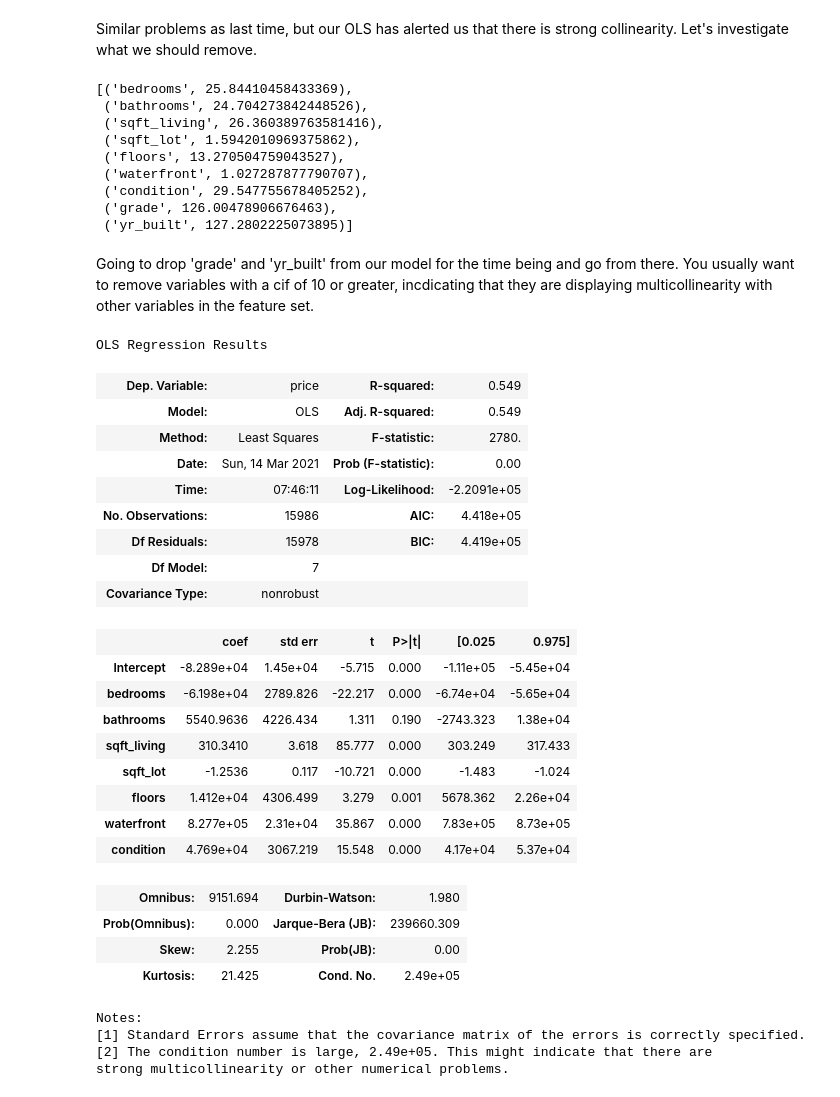
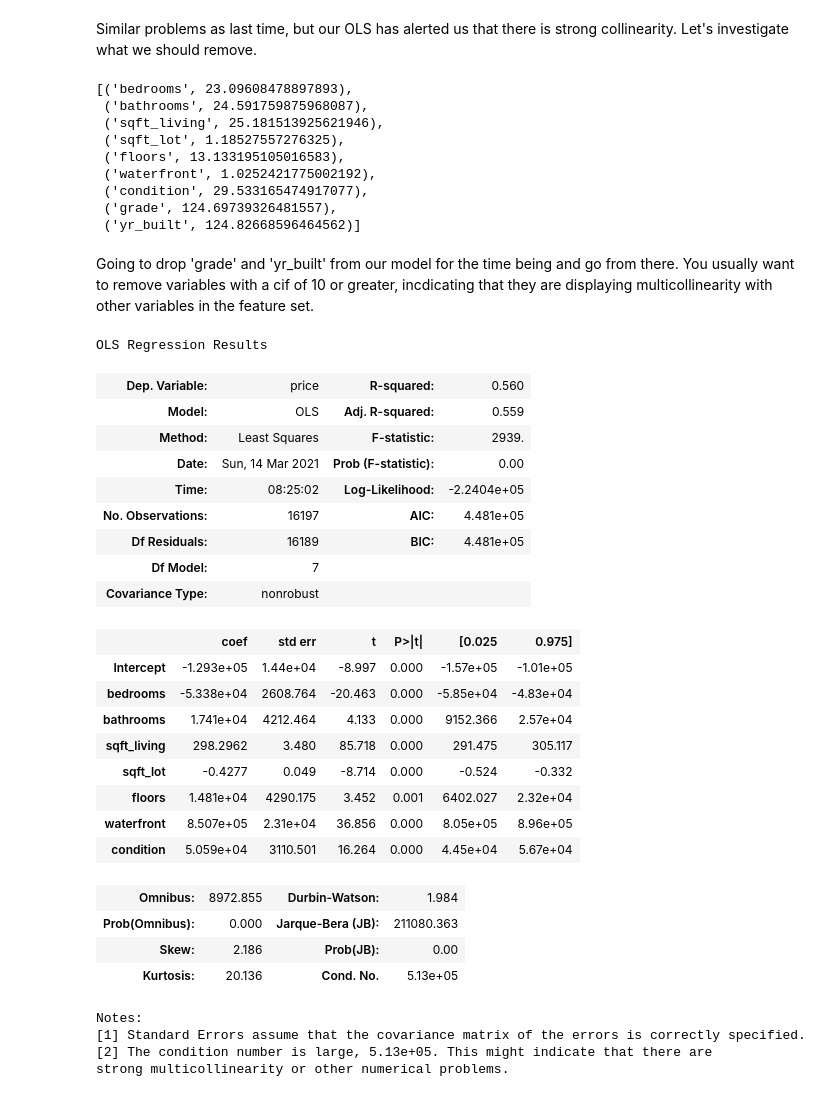
Before and after one commit to ewehmueller/housing-analysis, a Jupyter notebook: kc_housing.ipynb, the cells around one changed output. Saved outputs shown, nothing was run; the diff lists cells and outputs as text; code cells hidden in the pictures.

```diff
--- a/kc_housing.ipynb
+++ b/kc_housing.ipynb
@@ -385,13 +382,14 @@ I will also be filtering out all houses with more than 6 bedrooms, removing less
 # %%
 orig_tot = len(df_col_drops)
-df_col_drops = df_col_drops[df_col_drops.sqft_lot < 200000] # Subsetting to remove extreme outliers
-print('Percent removed:', (orig_tot -len(df_col_drops))/orig_tot)
+df_outlier_filter = df_col_drops.copy()
+df_outlier_filters = df_outlier_filter[df_outlier_filter.sqft_lot < 100000] # Subsetting to remove extreme outliers
+print('Percent removed:', (orig_tot -len(df_outlier_filters))/orig_tot)
 
-df_col_drops = df_col_drops[df_col_drops.bedrooms < 8] # Subsetting to remove extreme outliers
-print('Percent removed:', (orig_tot -len(df_col_drops))/orig_tot)
+df_outlier_filters = df_outlier_filters[df_outlier_filters.bedrooms < 6] # Subsetting to remove extreme outliers
+print('Percent removed:', (orig_tot -len(df_outlier_filters))/orig_tot)
 
 # df.list_price = df.list_price.map(np.log) # Applying a log transformation
-train2, test2 = train_test_split(df_col_drops)
+train2, test2 = train_test_split(df_outlier_filters)
 
 # Refit model with subset features
 predictors = '+'.join(x_cols)
@@ -447,53 +445,53 @@ X = df_col_drops[x_cols]
 vif = [variance_inflation_factor(X.values, i) for i in range(X.shape[1])]
 list(zip(x_cols, vif))
 # %% [output]
-[('bedrooms', 25.84410458433369),
- ('bathrooms', 24.704273842448526),
- ('sqft_living', 26.360389763581416),
- ('sqft_lot', 1.5942010969375862),
- ('floors', 13.270504759043527),
- ('waterfront', 1.027287877790707),
- ('condition', 29.547755678405252),
- ('grade', 126.00478906676463),
- ('yr_built', 127.2802225073895)]
+[('bedrooms', 23.09608478897893),
+ ('bathrooms', 24.591759875968087),
+ ('sqft_living', 25.181513925621946),
+ ('sqft_lot', 1.18527557276325),
+ ('floors', 13.133195105016583),
+ ('waterfront', 1.0252421775002192),
+ ('condition', 29.533165474917077),
+ ('grade', 124.69739326481557),
+ ('yr_built', 124.82668596464562)]
 # %% [markdown]
 Going to drop 'grade' and 'yr_built' from our model for the time being and go from there. You usually want to remove variables with a cif of 10 or greater, incdicating that they are displaying multicollinearity with other variables in the feature set.
 # %%
-train2a, test2a = train_test_split(df_col_drops)
+train2a, test2a = train_test_split(df_outlier_filter)
 
 outcome = 'price'
 x_cols = ['bedrooms','bathrooms','sqft_living','sqft_lot', 'floors','waterfront','condition']
 predictors = '+'.join(x_cols)
 formula = outcome + '~' + predictors
 model2a = ols(formula=formula, data=train2a).fit()
 model2a.summary()
 # %% [output]
 OLS Regression Results
-| Dep. Variable: | price | R-squared: | 0.549 |
-| Model: | OLS | Adj. R-squared: | 0.549 |
-| Method: | Least Squares | F-statistic: | 2780. |
+| Dep. Variable: | price | R-squared: | 0.560 |
+| Model: | OLS | Adj. R-squared: | 0.559 |
+| Method: | Least Squares | F-statistic: | 2939. |
 | Date: | Sun, 14 Mar 2021 | Prob (F-statistic): | 0.00 |
-| Time: | 07:46:11 | Log-Likelihood: | -2.2091e+05 |
-| No. Observations: | 15986 | AIC: | 4.418e+05 |
-| Df Residuals: | 15978 | BIC: | 4.419e+05 |
+| Time: | 08:25:02 | Log-Likelihood: | -2.2404e+05 |
+| No. Observations: | 16197 | AIC: | 4.481e+05 |
+| Df Residuals: | 16189 | BIC: | 4.481e+05 |
 | Df Model: | 7 |  |  |
 | Covariance Type: | nonrobust |  |  |
 |  | coef | std err | t | P>|t| | [0.025 | 0.975] |
-| Intercept | -8.289e+04 | 1.45e+04 | -5.715 | 0.000 | -1.11e+05 | -5.45e+04 |
-| bedrooms | -6.198e+04 | 2789.826 | -22.217 | 0.000 | -6.74e+04 | -5.65e+04 |
-| bathrooms | 5540.9636 | 4226.434 | 1.311 | 0.190 | -2743.323 | 1.38e+04 |
-| sqft_living | 310.3410 | 3.618 | 85.777 | 0.000 | 303.249 | 317.433 |
-| sqft_lot | -1.2536 | 0.117 | -10.721 | 0.000 | -1.483 | -1.024 |
-| floors | 1.412e+04 | 4306.499 | 3.279 | 0.001 | 5678.362 | 2.26e+04 |
-| waterfront | 8.277e+05 | 2.31e+04 | 35.867 | 0.000 | 7.83e+05 | 8.73e+05 |
-| condition | 4.769e+04 | 3067.219 | 15.548 | 0.000 | 4.17e+04 | 5.37e+04 |
+| Intercept | -1.293e+05 | 1.44e+04 | -8.997 | 0.000 | -1.57e+05 | -1.01e+05 |
+| bedrooms | -5.338e+04 | 2608.764 | -20.463 | 0.000 | -5.85e+04 | -4.83e+04 |
+| bathrooms | 1.741e+04 | 4212.464 | 4.133 | 0.000 | 9152.366 | 2.57e+04 |
+| sqft_living | 298.2962 | 3.480 | 85.718 | 0.000 | 291.475 | 305.117 |
+| sqft_lot | -0.4277 | 0.049 | -8.714 | 0.000 | -0.524 | -0.332 |
+| floors | 1.481e+04 | 4290.175 | 3.452 | 0.001 | 6402.027 | 2.32e+04 |
+| waterfront | 8.507e+05 | 2.31e+04 | 36.856 | 0.000 | 8.05e+05 | 8.96e+05 |
+| condition | 5.059e+04 | 3110.501 | 16.264 | 0.000 | 4.45e+04 | 5.67e+04 |
-| Omnibus: | 9151.694 | Durbin-Watson: | 1.980 |
-| Prob(Omnibus): | 0.000 | Jarque-Bera (JB): | 239660.309 |
-| Skew: | 2.255 | Prob(JB): | 0.00 |
-| Kurtosis: | 21.425 | Cond. No. | 2.49e+05 |
+| Omnibus: | 8972.855 | Durbin-Watson: | 1.984 |
+| Prob(Omnibus): | 0.000 | Jarque-Bera (JB): | 211080.363 |
+| Skew: | 2.186 | Prob(JB): | 0.00 |
+| Kurtosis: | 20.136 | Cond. No. | 5.13e+05 |
 Notes:
 [1] Standard Errors assume that the covariance matrix of the errors is correctly specified.
-[2] The condition number is large, 2.49e+05. This might indicate that there are
+[2] The condition number is large, 5.13e+05. This might indicate that there are
 strong multicollinearity or other numerical problems.
 # %%
 X = df_col_drops[x_cols]
```
Also changed, not shown: parts of 35 cells of this notebook.
